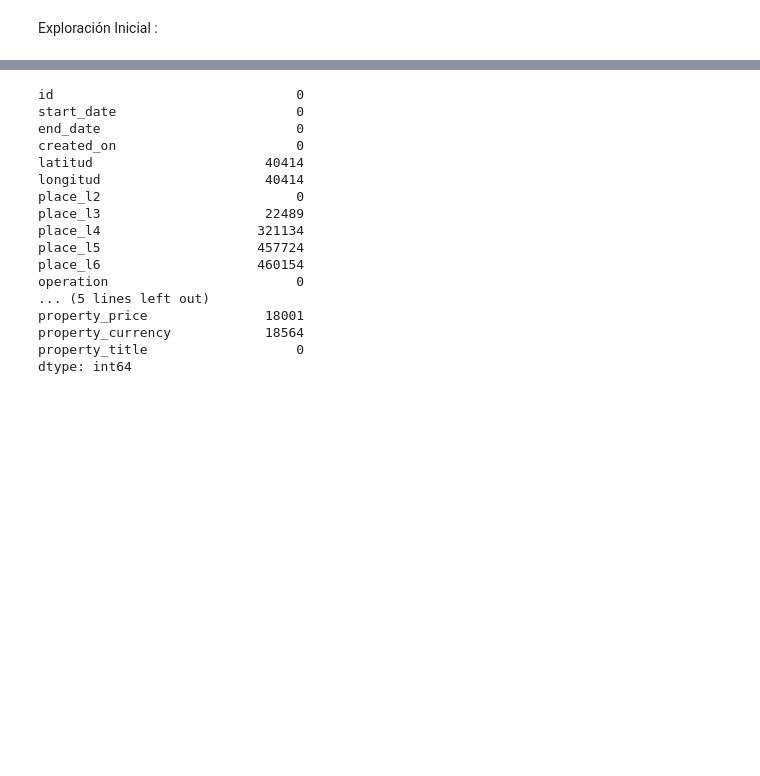
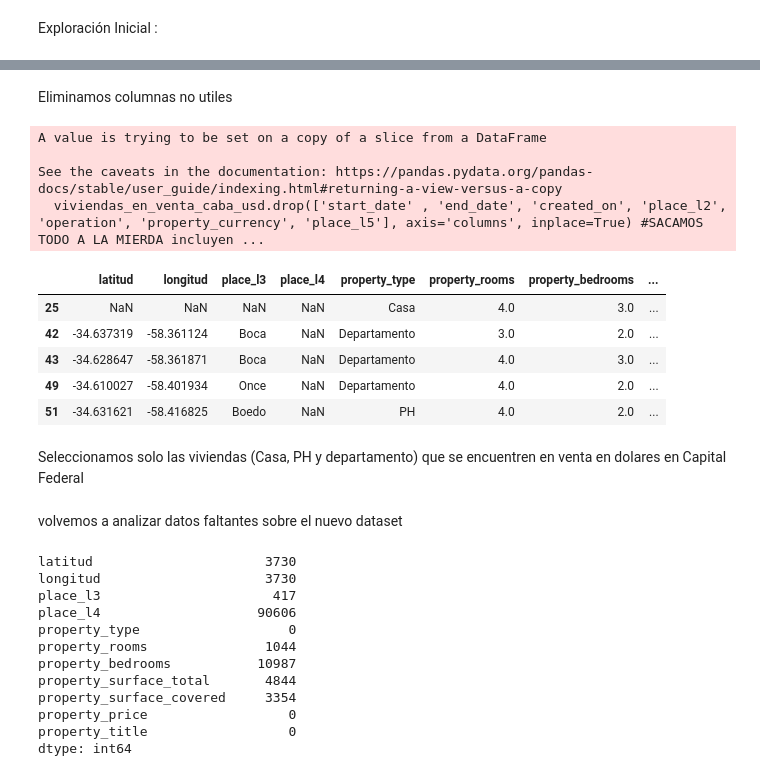
Before and after one commit to iankvdh/Organizacion-de-Datos-2C2022-GRUPO22, a Jupyter notebook: 7506R_TP1_GRUPO22_ENTREGA.ipynb, the cells around one changed output, grey strips where cells are left out. Cells and saved outputs as stored; diff of their text form; code cells hidden in the pictures; blank space fills up the shorter version.

```diff
--- a/7506R_TP1_GRUPO22_ENTREGA.ipynb
+++ b/7506R_TP1_GRUPO22_ENTREGA.ipynb
@@ -36,0 +72,2 @@ dataset.head()
+# %% [markdown]
+Eliminamos columnas no utiles
@@ -37,20 +76,40 @@ dataset.head()
+# %%
+viviendas = dataset[dataset.property_type.isin(['Casa', 'PH', 'Departamento'])]  #deberiamos dejar la casa de campo?
+viviendas_caba= viviendas[viviendas.place_l2 == 'Capital Federal']
+viviendas_en_venta_caba = viviendas_caba[viviendas_caba.operation == 'Venta']
+viviendas_en_venta_caba_usd = viviendas_en_venta_caba[viviendas_en_venta_caba.property_currency == 'USD']
+
+
+
+viviendas_en_venta_caba_usd.drop(['start_date' , 'end_date', 'created_on', 'place_l2', 'operation', 'property_currency', 'place_l5'], axis='columns', inplace=True) #SACAMOS TODO A LA MIERDA incluyendo place_l5 por no tenber datos
+viviendas_en_venta_caba_usd.head()
+# %% [output]
+A value is trying to be set on a copy of a slice from a DataFrame
+
+See the caveats in the documentation: https://pandas.pydata.org/pandas-docs/stable/user_guide/indexing.html#returning-a-view-versus-a-copy
+  viviendas_en_venta_caba_usd.drop(['start_date' , 'end_date', 'created_on', 'place_l2', 'operation', 'property_currency', 'place_l5'], axis='columns', inplace=True) #SACAMOS TODO A LA MIERDA incluyen ...
+|  | latitud | longitud | place_l3 | place_l4 | property_type | property_rooms | property_bedrooms | ... |
+| 25 | NaN | NaN | NaN | NaN | Casa | 4.0 | 3.0 | ... |
+| 42 | -34.637319 | -58.361124 | Boca | NaN | Departamento | 3.0 | 2.0 | ... |
+| 43 | -34.628647 | -58.361871 | Boca | NaN | Departamento | 4.0 | 3.0 | ... |
+| 49 | -34.610027 | -58.401934 | Once | NaN | Departamento | 4.0 | 2.0 | ... |
+| 51 | -34.631621 | -58.416825 | Boedo | NaN | PH | 4.0 | 2.0 | ... |
+# %% [markdown]
+Seleccionamos solo las viviendas (Casa, PH y departamento) que se encuentren en venta en dolares en Capital Federal
+# %% [markdown]
+volvemos a analizar datos faltantes sobre el nuevo dataset
 # %%
-dataset.isna().sum()
+viviendas_en_venta_caba_usd.isna().sum()
 # %% [output]
-id                               0
-start_date                       0
-end_date                         0
-created_on                       0
-latitud                      40414
-longitud                     40414
-place_l2                         0
-place_l3                     22489
-place_l4                    321134
-place_l5                    457724
-place_l6                    460154
-operation                        0
-... (5 lines left out)
-property_price               18001
-property_currency            18564
-property_title                   0
+latitud                      3730
+longitud                     3730
+place_l3                      417
+place_l4                    90606
+property_type                   0
+property_rooms               1044
+property_bedrooms           10987
+property_surface_total       4844
+property_surface_covered     3354
+property_price                  0
+property_title                  0
 dtype: int64
```
Also changed, not shown: parts of 12 cells of this notebook.
